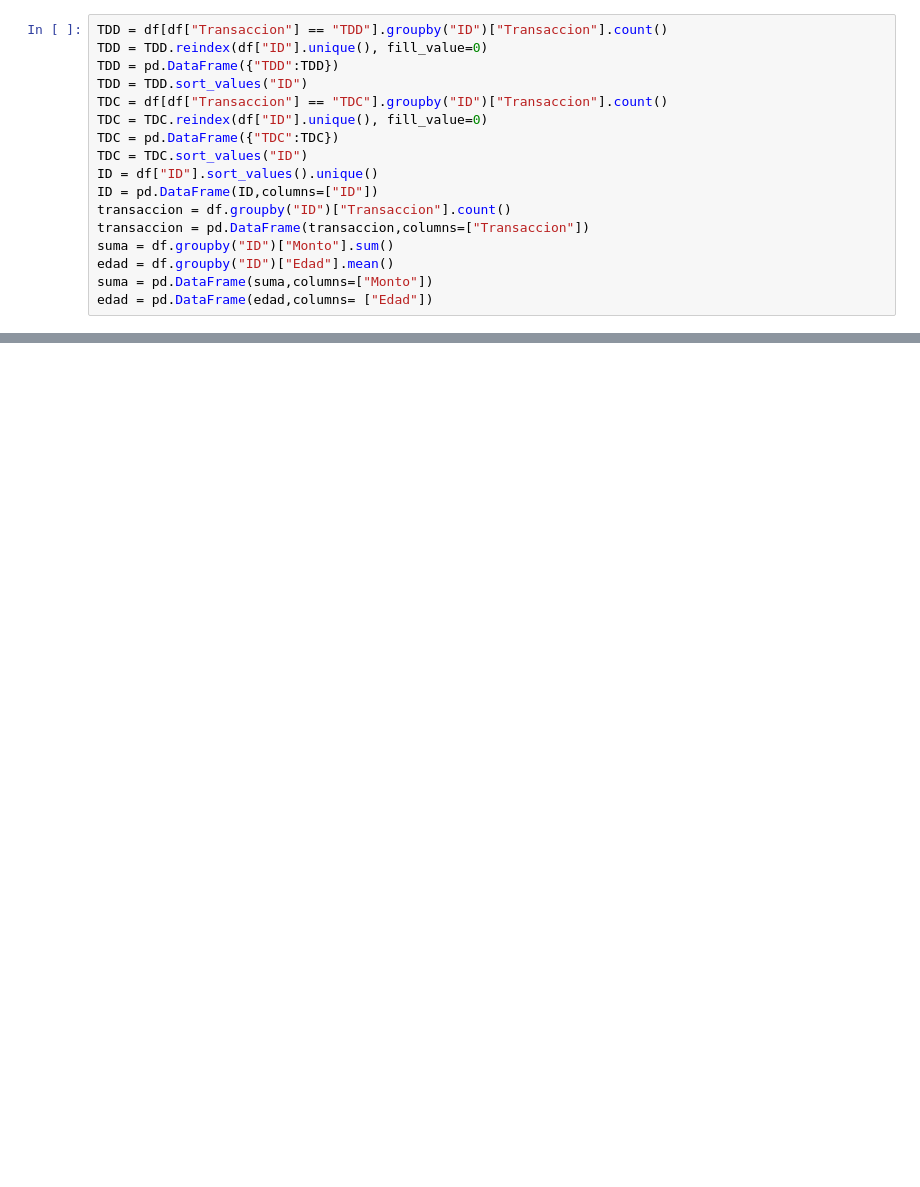
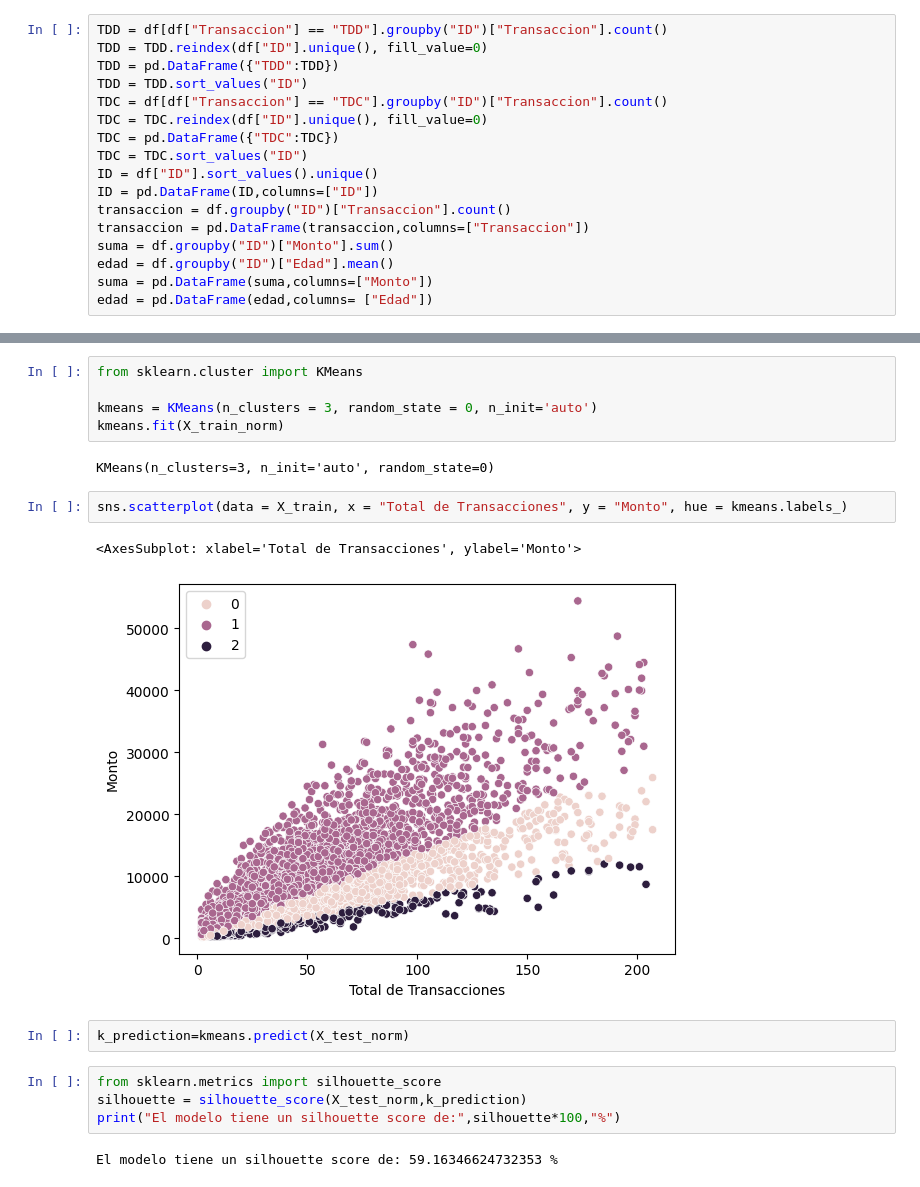
Before and after one commit to Azahramirez/DATATON1, a Jupyter notebook: uno (1).ipynb, the cells around one changed output, grey strips where cells are left out. Saved outputs shown, nothing was run; the diff lists cells and outputs as text; blank space fills up the shorter version.

```diff
--- a/uno (1).ipynb
+++ b/uno (1).ipynb
@@ -238,0 +228,20 @@ Name: Monto, dtype: int64
+# %%
+from sklearn.cluster import KMeans
+
+kmeans = KMeans(n_clusters = 3, random_state = 0, n_init='auto')
+kmeans.fit(X_train_norm)
+# %% [output]
+KMeans(n_clusters=3, n_init='auto', random_state=0)
+# %%
+sns.scatterplot(data = X_train, x = "Total de Transacciones", y = "Monto", hue = kmeans.labels_)
+# %% [output]
+<AxesSubplot: xlabel='Total de Transacciones', ylabel='Monto'>
+[figure, added]
+# %%
+k_prediction=kmeans.predict(X_test_norm)
+# %%
+from sklearn.metrics import silhouette_score
+silhouette = silhouette_score(X_test_norm,k_prediction)
+print("El modelo tiene un silhouette score de:",silhouette*100,"%")
+# %% [output]
+El modelo tiene un silhouette score de: 59.16346624732353 %
```
Also changed, not shown: parts of 30 cells of this notebook.
